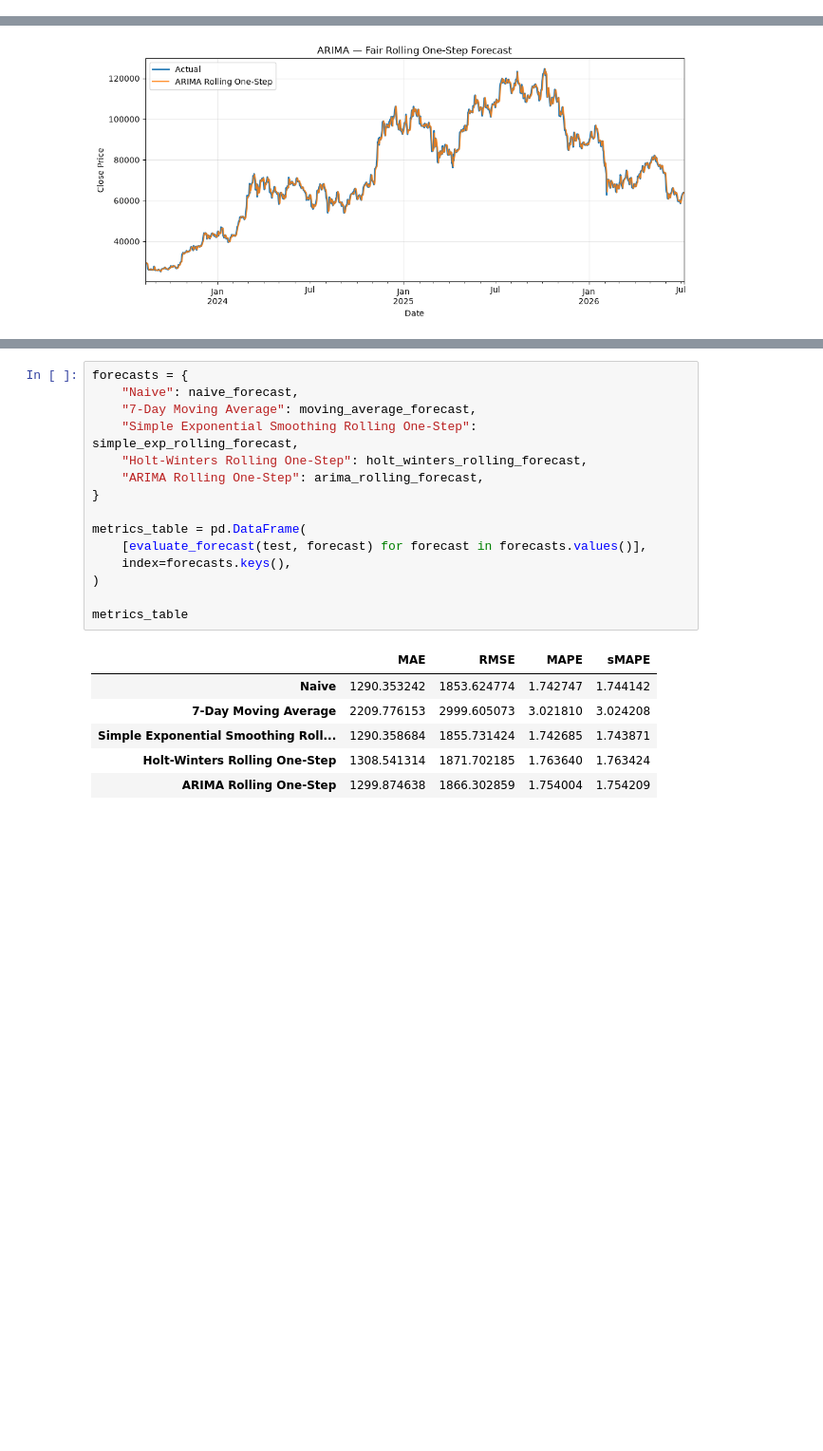
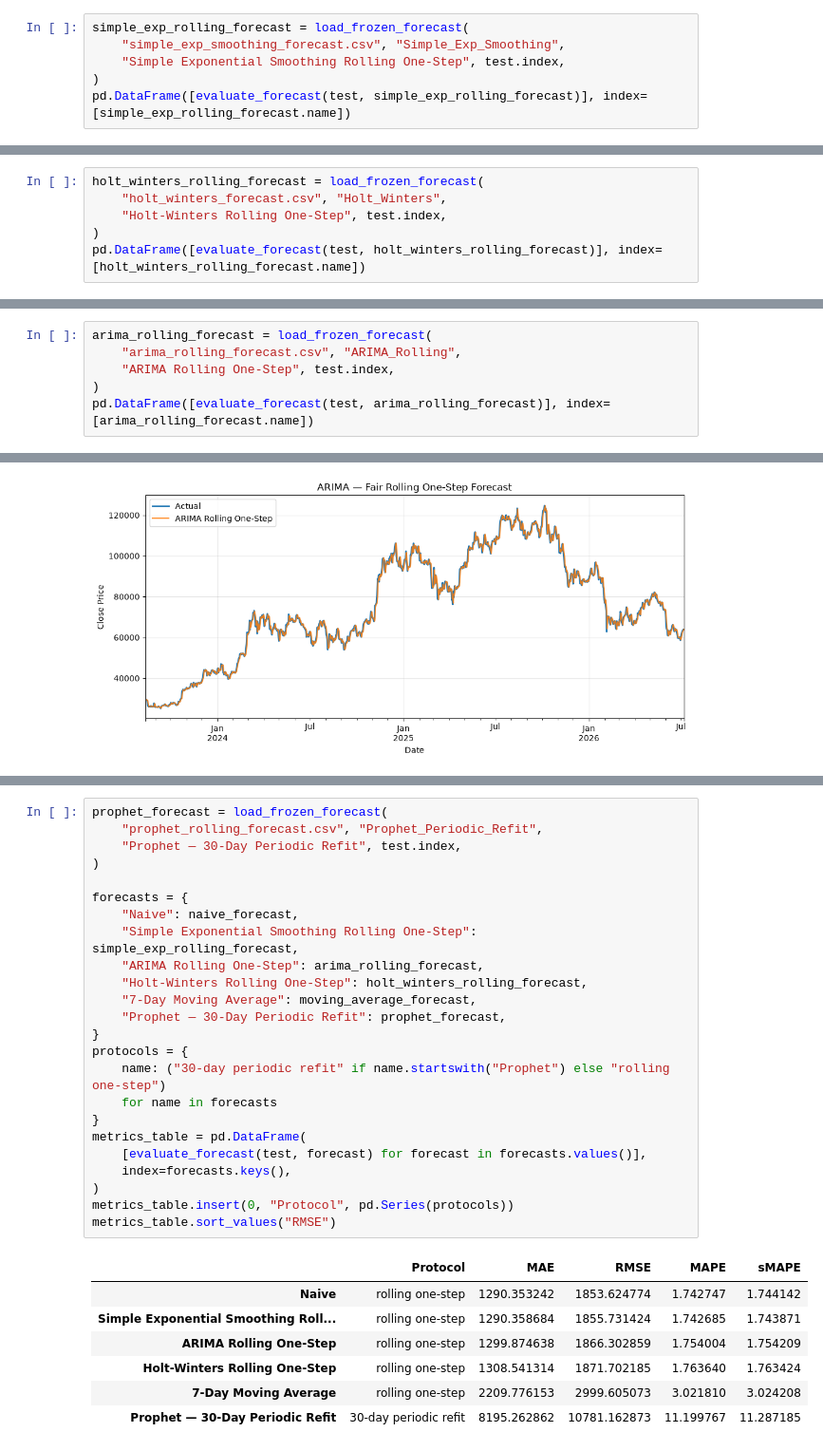
Before and after one commit to mdsoadsolaiman/Time-Series-Foundation-Models, a Jupyter notebook: notebooks/02_Classical_Models.ipynb, the cells around one changed output, grey strips where cells are left out. Shown at 95% size. Drawn from its saved outputs; the diff is of its cells as text; blank space fills up the shorter version.

Commit message:
Remove static classical forecasts so Notebook 02 reports only validated past-only protocols

```diff
--- a/notebooks/02_Classical_Models.ipynb
+++ b/notebooks/02_Classical_Models.ipynb
@@ -146,0 +105,6 @@ pd.DataFrame([evaluate_forecast(test, simple_exp_rolling_forecast)], index=["Sim
+# %%
+simple_exp_rolling_forecast = load_frozen_forecast(
+    "simple_exp_smoothing_forecast.csv", "Simple_Exp_Smoothing",
+    "Simple Exponential Smoothing Rolling One-Step", test.index,
+)
+pd.DataFrame([evaluate_forecast(test, simple_exp_rolling_forecast)], index=[simple_exp_rolling_forecast.name])
@@ -172,0 +130,6 @@ pd.DataFrame([evaluate_forecast(test, holt_winters_rolling_forecast)], index=["H
+# %%
+holt_winters_rolling_forecast = load_frozen_forecast(
+    "holt_winters_forecast.csv", "Holt_Winters",
+    "Holt-Winters Rolling One-Step", test.index,
+)
+pd.DataFrame([evaluate_forecast(test, holt_winters_rolling_forecast)], index=[holt_winters_rolling_forecast.name])
@@ -219,0 +155,6 @@ pd.DataFrame([evaluate_forecast(test, arima_rolling_forecast)], index=["ARIMA Ro
+# %%
+arima_rolling_forecast = load_frozen_forecast(
+    "arima_rolling_forecast.csv", "ARIMA_Rolling",
+    "ARIMA Rolling One-Step", test.index,
+)
+pd.DataFrame([evaluate_forecast(test, arima_rolling_forecast)], index=[arima_rolling_forecast.name])
@@ -254,22 +180,32 @@ protocol_comparison
 # %%
+prophet_forecast = load_frozen_forecast(
+    "prophet_rolling_forecast.csv", "Prophet_Periodic_Refit",
+    "Prophet — 30-Day Periodic Refit", test.index,
+)
+
 forecasts = {
     "Naive": naive_forecast,
+    "Simple Exponential Smoothing Rolling One-Step": simple_exp_rolling_forecast,
+    "ARIMA Rolling One-Step": arima_rolling_forecast,
+    "Holt-Winters Rolling One-Step": holt_winters_rolling_forecast,
     "7-Day Moving Average": moving_average_forecast,
-    "Simple Exponential Smoothing Rolling One-Step": simple_exp_rolling_forecast,
-    "Holt-Winters Rolling One-Step": holt_winters_rolling_forecast,
-    "ARIMA Rolling One-Step": arima_rolling_forecast,
+    "Prophet — 30-Day Periodic Refit": prophet_forecast,
 }
-
+protocols = {
+    name: ("30-day periodic refit" if name.startswith("Prophet") else "rolling one-step")
+    for name in forecasts
+}
 metrics_table = pd.DataFrame(
     [evaluate_forecast(test, forecast) for forecast in forecasts.values()],
     index=forecasts.keys(),
 )
-
-metrics_table
+metrics_table.insert(0, "Protocol", pd.Series(protocols))
+metrics_table.sort_values("RMSE")
 # %% [output]
-|  | MAE | RMSE | MAPE | sMAPE |
-| Naive | 1290.353242 | 1853.624774 | 1.742747 | 1.744142 |
-| 7-Day Moving Average | 2209.776153 | 2999.605073 | 3.021810 | 3.024208 |
-| Simple Exponential Smoothing Roll... | 1290.358684 | 1855.731424 | 1.742685 | 1.743871 |
-| Holt-Winters Rolling One-Step | 1308.541314 | 1871.702185 | 1.763640 | 1.763424 |
-| ARIMA Rolling One-Step | 1299.874638 | 1866.302859 | 1.754004 | 1.754209 |
+|  | Protocol | MAE | RMSE | MAPE | sMAPE |
+| Naive | rolling one-step | 1290.353242 | 1853.624774 | 1.742747 | 1.744142 |
+| Simple Exponential Smoothing Roll... | rolling one-step | 1290.358684 | 1855.731424 | 1.742685 | 1.743871 |
+| ARIMA Rolling One-Step | rolling one-step | 1299.874638 | 1866.302859 | 1.754004 | 1.754209 |
+| Holt-Winters Rolling One-Step | rolling one-step | 1308.541314 | 1871.702185 | 1.763640 | 1.763424 |
+| 7-Day Moving Average | rolling one-step | 2209.776153 | 2999.605073 | 3.021810 | 3.024208 |
+| Prophet — 30-Day Periodic Refit | 30-day periodic refit | 8195.262862 | 10781.162873 | 11.199767 | 11.287185 |
```
Also changed, not shown: parts of 34 cells of this notebook.
